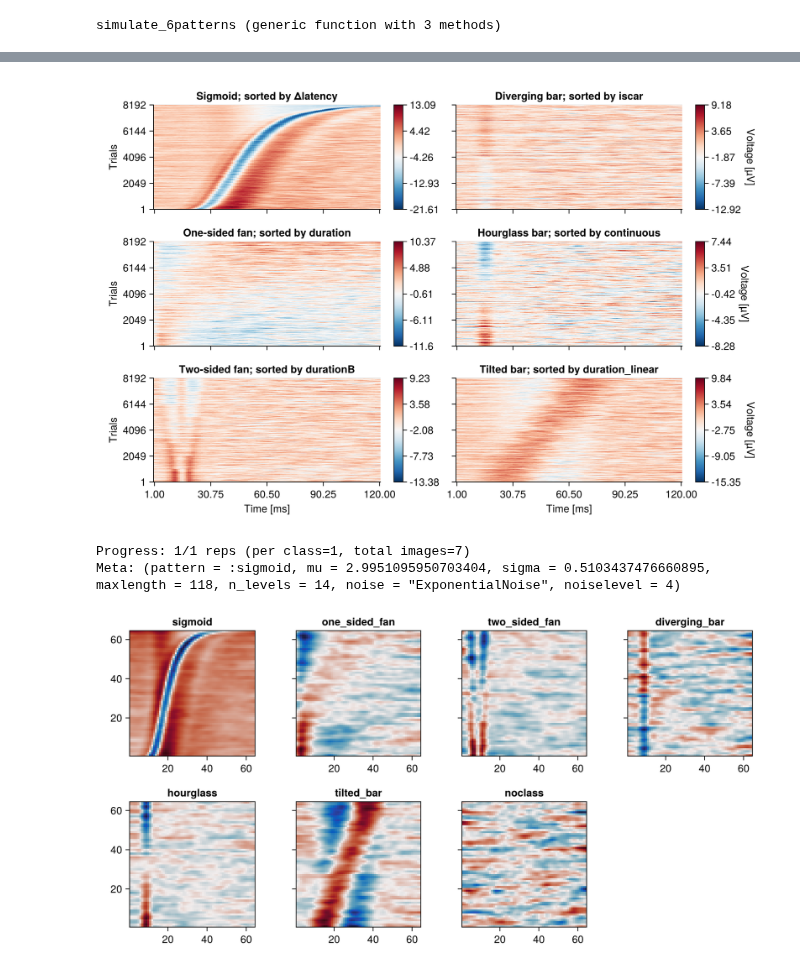
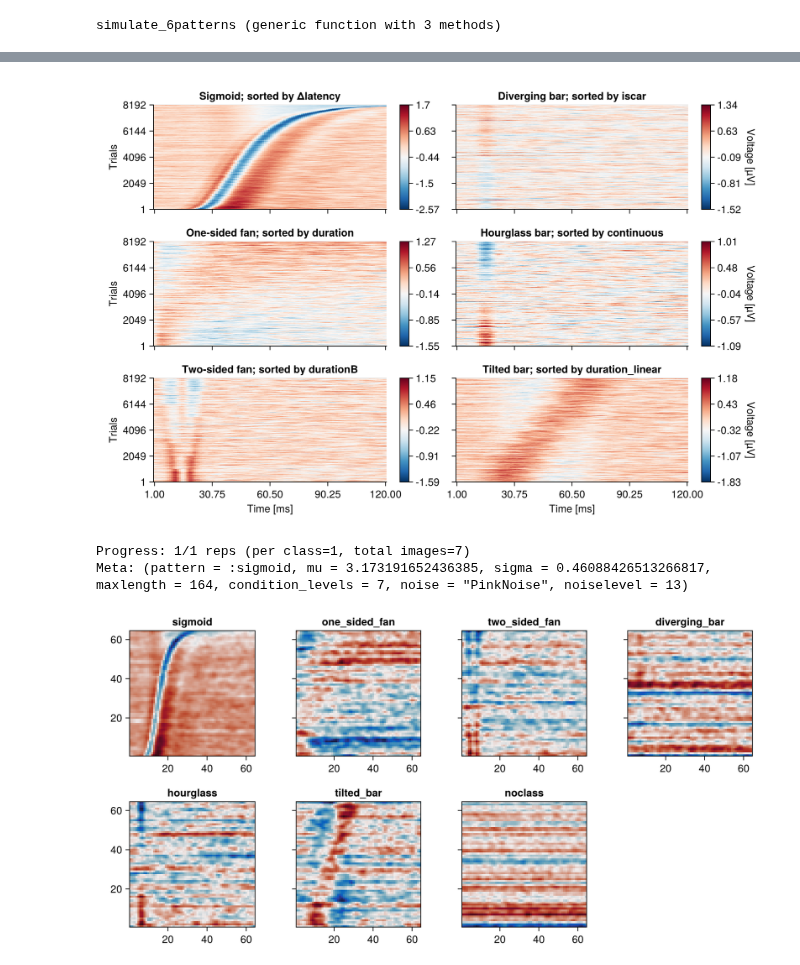
Before and after one commit to s-ccs/2025_BSc_ERPgnostics, a Jupyter notebook: notebooks/data_generation/data_gen5.ipynb, the cells around one changed output, grey strips where cells are left out. Drawn from its saved outputs; the diff is of its cells as text; code cells hidden in the pictures.

Commit message:
adjusted normalization

```diff
--- a/notebooks/data_generation/data_gen5.ipynb
+++ b/notebooks/data_generation/data_gen5.ipynb
@@ -290,54 +311,58 @@ data
 # %%
 using CairoMakie
 using UnfoldMakie
+using Normalization
 
 data_all = data
+# data_all is time x trials (rows=time, columns=trials) as expected by plot_erpimage
+data_norm = Normalization.normalize(Float64.(data_all), ZScore; dims = 2)
+@assert size(data_norm, 2) == length(evts.Δlatency)
 
 begin
     f = Figure(size = (900, 600))
     plot_erpimage!(
         f[1, 1],
-        data_all;
+        data_norm;
         sortvalues = evts.Δlatency,
         axis = (; title = "Sigmoid; sorted by Δlatency", xlabelvisible = false, xticklabelsvisible = false),
         colorbar = (; label = ""),
     )
     plot_erpimage!(
         f[2, 1],
-        data_all;
+        data_norm;
         sortvalues = evts.duration,
         axis = (; title = "One-sided fan; sorted by duration", xlabelvisible = false, xticklabelsvisible = false),
         colorbar = (; label = ""),
     )
     plot_erpimage!(
         f[3, 1],
-        data_all;
+        data_norm;
         sortvalues = evts.durationB,
         axis = (; title = "Two-sided fan; sorted by durationB", xlabel = "Time [ms]"),
         colorbar = (; label = ""),
     )
     plot_erpimage!(
         f[1, 2],
-        data_all;
+        data_norm;
         sortvalues = evts.condition .== "car",
         axis = (; title = "Diverging bar; sorted by iscar", xlabelvisible = false, xticklabelsvisible = false, ylabelvisible = false, yticklabelsvisible = false),
     )
     plot_erpimage!(
         f[2, 2],
-        data_all;
+        data_norm;
         sortvalues = evts.continuous,
         axis = (; title = "Hourglass bar; sorted by continuous", xlabelvisible = false, xticklabelsvisible = false, ylabelvisible = false, yticklabelsvisible = false),
     )
     plot_erpimage!(
         f[3, 2],
-        data_all;
+        data_norm;
         sortvalues = evts.duration_linear,
         axis = (; title = "Tilted bar; sorted by duration_linear", xlabel = "Time [ms]", ylabelvisible = false,  yticklabelsvisible = false),
     )
     f
 end
 # %% [output]
-[figure, old version]
+[figure, new version]
 # %%
 include("erpgen.jl")
 using .ERPGen
@@ -349,7 +374,7 @@ if !isdefined(Main, :ERPGen)
     using .ERPGen
 end
 
-noiselevel_mean = 2.0
+noiselevel_mean = 5.0
 noiselevel_dist = Geometric(1 / noiselevel_mean)
 
 images, labels, metadata = generate_erp_images(
@@ -360,11 +385,11 @@ images, labels, metadata = generate_erp_images(
     sigma_sd = 0.2,
     maxlength_mean = 100,
     maxlength_sd = 25,
-    n_levels_mean = 8,
-    n_levels_sd = 3,
+    condition_levels_min = 3,
+    condition_levels_max = 10,
     target_height = 64,
     target_width = 64,
-    zscore_trials = true,
+    zscore_timepoints = true,
     gauss_sigma = 1.0,
     gauss_smooth = false,
     gauss_kernel_len = 20,
@@ -389,35 +414,35 @@ if !(:noclass in pattern_names)
     pattern_names = vcat(pattern_names, :noclass)
 end
 
 ncols = 4
 nrows = 2
 fig = Figure(size = (900, 450), figure_padding = 5)
 rowgap!(fig.layout, 10)
 colgap!(fig.layout, 10)
 first_idx = nothing
 for (i, pname) in enumerate(pattern_names)
     idx = get(label_to_idx, pname, nothing)
     idx === nothing && continue
 
     img = images[idx]
     first_idx === nothing && (first_idx = idx)
 
     row = i <= 4 ? 1 : 2
     col = i <= 4 ? i : (i - 4)
 
     ax = Axis(fig[row, col]; title = string(pname), xlabelvisible = row == nrows, ylabelvisible = col == 1, yticklabelsvisible = col == 1, aspect = AxisAspect(1))
     heatmap!(ax, permutedims(img, (2, 1)); colormap = :balance)
 end
 
 if first_idx !== nothing
     println("Meta: ", metadata[first_idx])
 end
 
 fig
 # %% [output]
 Progress: 1/1 reps (per class=1, total images=7)
-Meta: (pattern = :sigmoid, mu = 2.9951095950703404, sigma = 0.5103437476660895, maxlength = 118, n_levels = 14, noise = "ExponentialNoise", noiselevel = 4)
+Meta: (pattern = :sigmoid, mu = 3.173191652436385, sigma = 0.46088426513266817, maxlength = 164, condition_levels = 7, noise = "PinkNoise", noiselevel = 13)
-[figure, old version]
+[figure, new version]
 # %%
 # Large dataset and save as JLD2
 using Random
```
Also changed, not shown: parts of 6 cells of this notebook, 2 other files.
